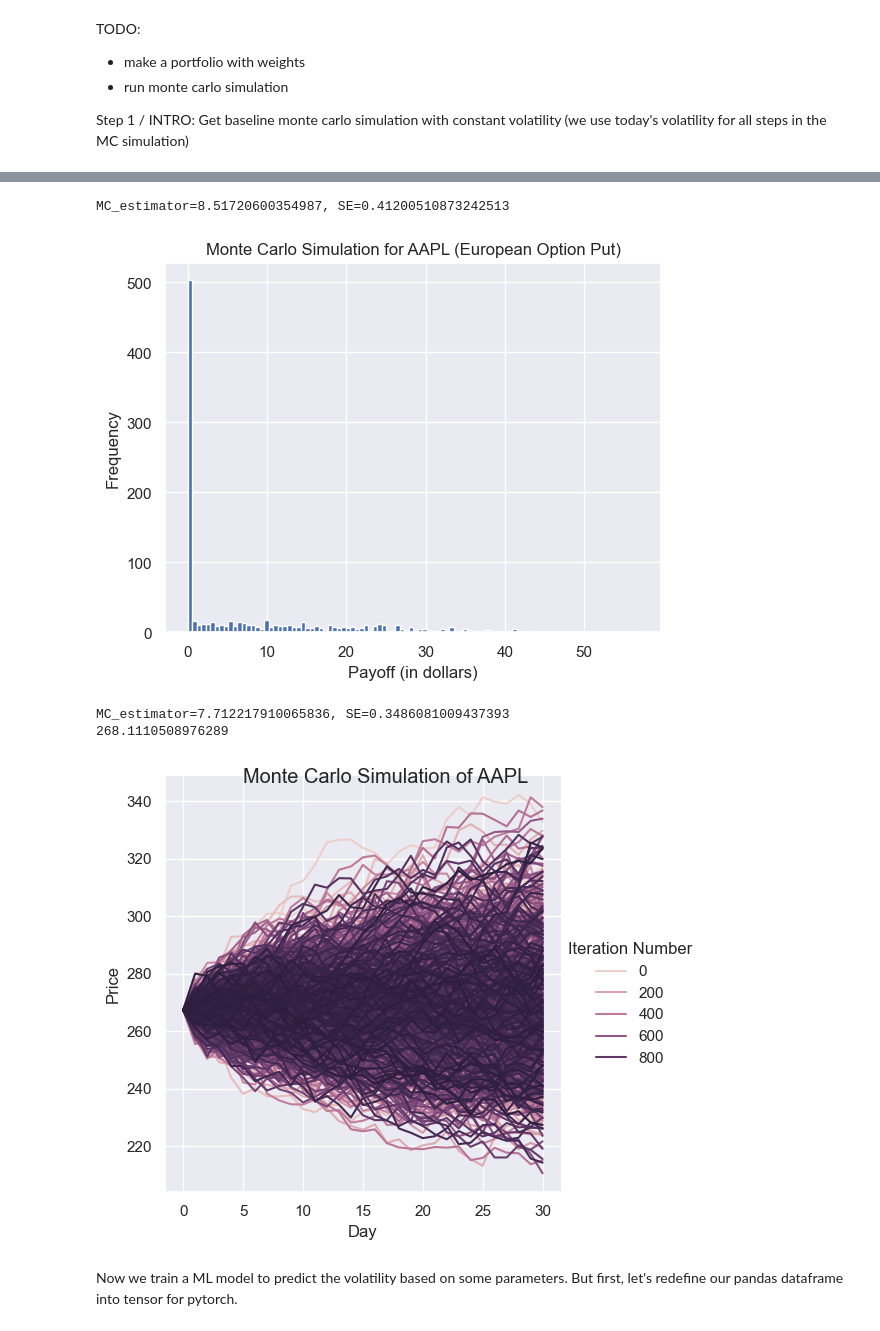
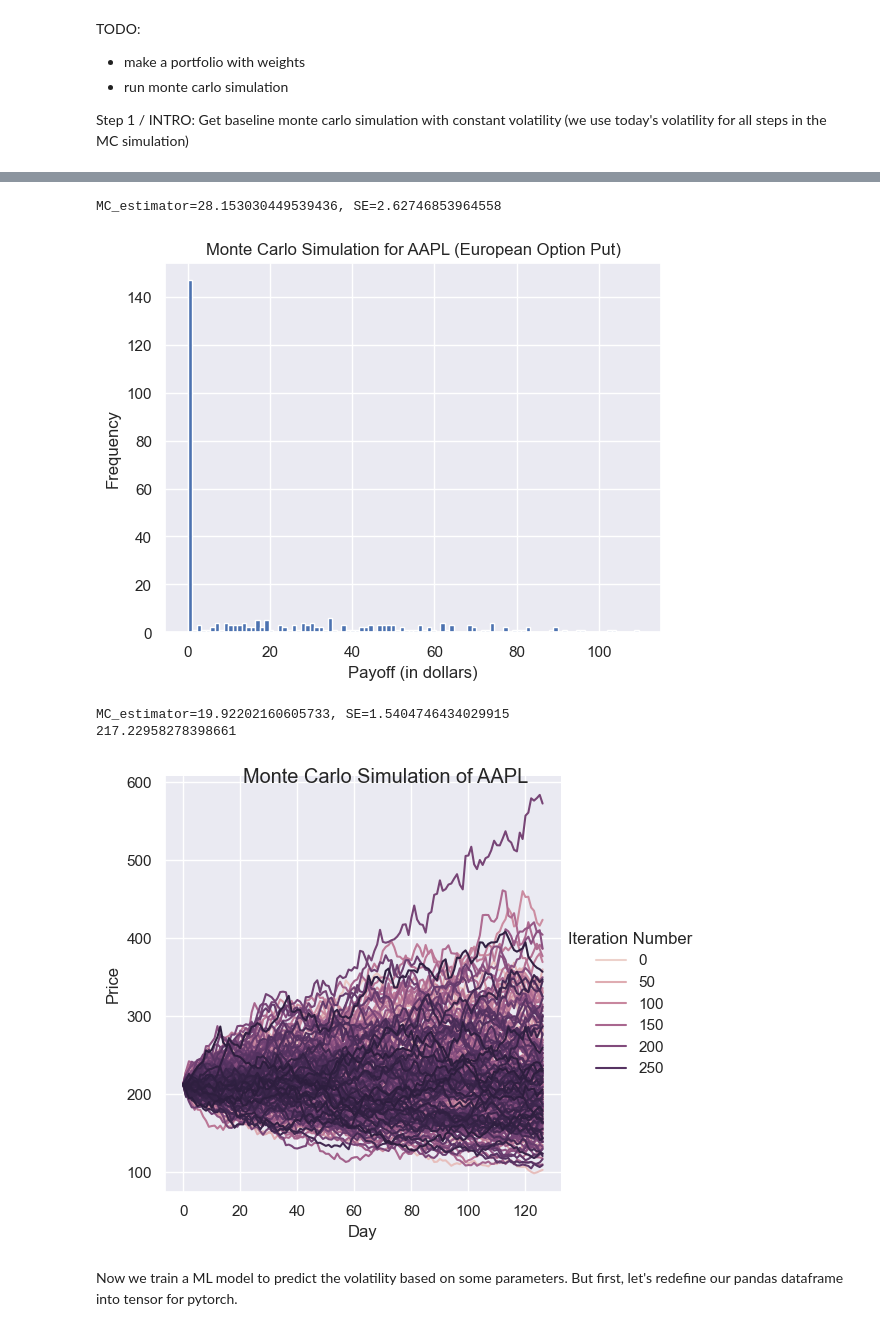
Before and after one commit to andrew-simons/montecarlo-ml, a Jupyter notebook: MonteCarloSimulation.ipynb, the cells around one changed output, grey strips where cells are left out. Drawn from its saved outputs; the diff is of its cells as text; code cells hidden in the pictures.

```diff
--- a/MonteCarloSimulation.ipynb
+++ b/MonteCarloSimulation.ipynb
@@ -182,7 +182,7 @@ for ticker in main_portfolio.keys():
 
     # columns: timestamp,open,high,low,close,volume
     # df_daily = pd.DataFrame(raw_daily)
-    DAYS_BEFORE_TODAY = 30
+    DAYS_BEFORE_TODAY = 126
     df_daily = get_stooq_daily(ticker)
     price_init = df_daily['Close'].iloc[DAYS_BEFORE_TODAY]
     simulation_start_date = df_daily.index[DAYS_BEFORE_TODAY]
@@ -209,7 +209,7 @@ for ticker in main_portfolio.keys():
     #                           Calculate Monte Carlo Estimator
     ################################################################################
     sns.set_theme()
-    strike, maturity, num_simulations, time_steps = price_init, 30/252, 1000, 30
+    strike, maturity, num_simulations, time_steps = price_init, 126/252, 300, 126
     mean, SE, df_MC = calculate_MC_estimator(price_init, risk_free_rate, div_yield, volatility, strike, maturity, num_simulations, time_steps, ticker, type="Call")
     print(f"MC_estimator={mean}, SE={SE}")
 
@@ -234,8 +234,8 @@ dividend yield = 0.002596625847265914
-MC_estimator=8.51720600354987, SE=0.41200510873242513
+MC_estimator=28.153030449539436, SE=2.62746853964558
-[figure, old version]
+[figure, new version]
-MC_estimator=7.712217910065836, SE=0.3486081009437393
-268.1110508976289
+MC_estimator=19.92202160605733, SE=1.5404746434029915
+217.22958278398661
-[figure, old version]
+[figure, new version]
 # %% [markdown]
 Now we train a ML model to predict the volatility based on some parameters. But first, let's redefine our pandas dataframe into tensor for pytorch.
 # %% [markdown]
```
Also changed, not shown: parts of 6 cells of this notebook.
